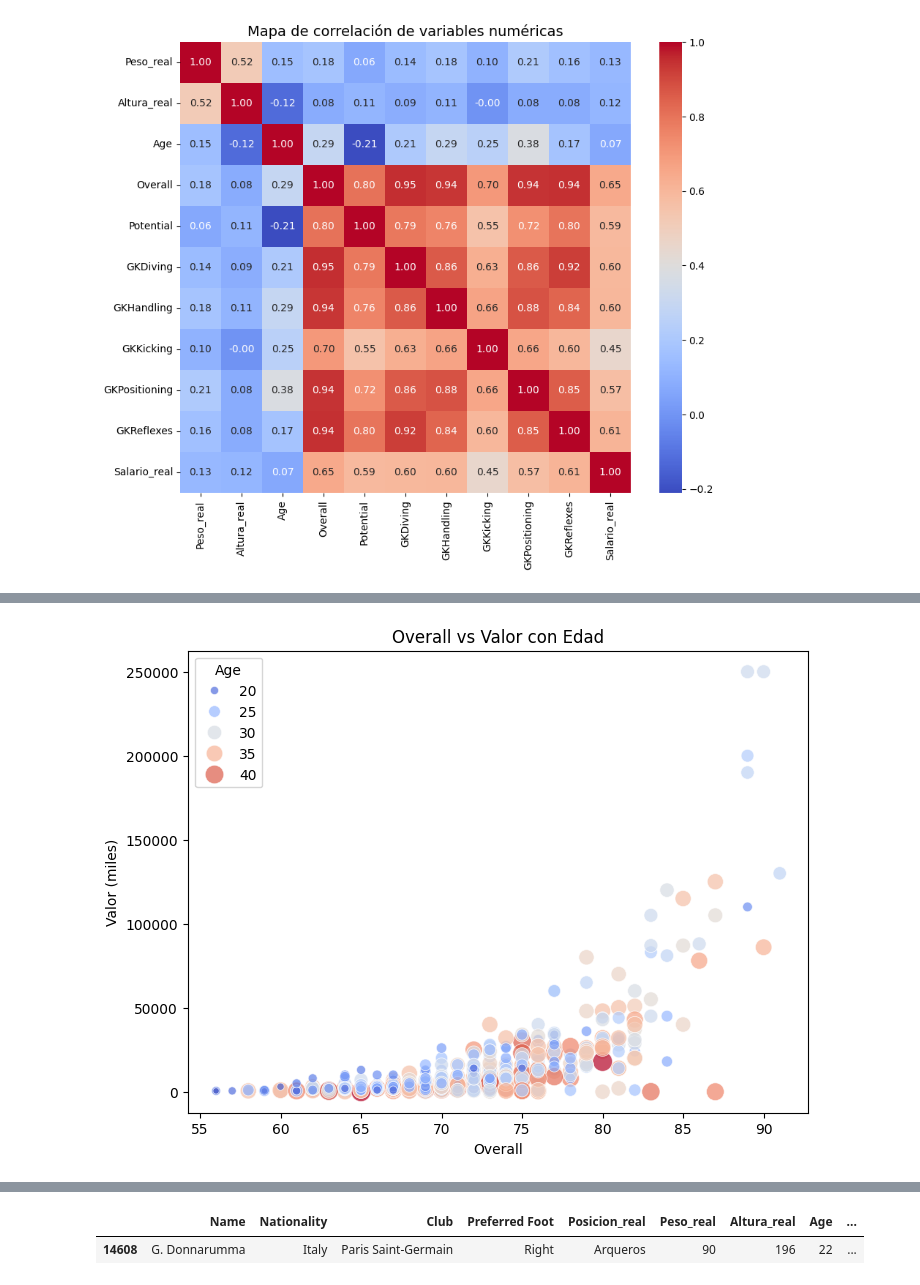
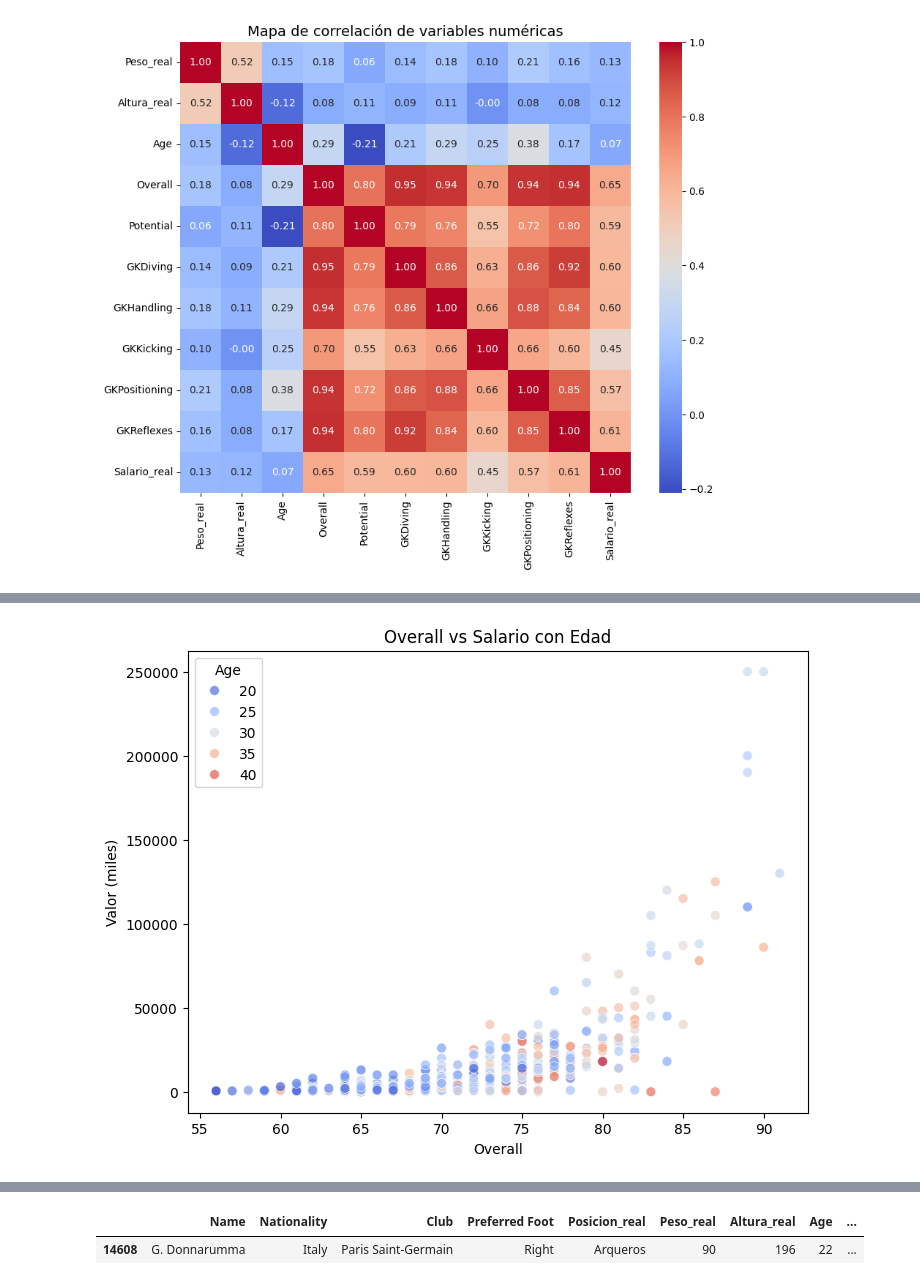
Before and after one commit to kevmatres/fifa_analisis, a Jupyter notebook: notebook/analisis_fifa.ipynb, the cells around one changed output, grey strips where cells are left out. Drawn from its saved outputs; the diff is of its cells as text; code cells hidden in the pictures.

Commit message:
Avance del analisis exploratorio arqueros

```diff
--- a/notebook/analisis_fifa.ipynb
+++ b/notebook/analisis_fifa.ipynb
@@ -194,20 +288,22 @@ plt.show()
 # %%
+#Analisis dispercion
+
 plt.figure(figsize=(8,6))
 
 
 sns.scatterplot(
     data=df_arqueros,
     x="Overall",
     y="Salario_real",
     hue="Age",
     size="Age",
     palette="coolwarm",
-    sizes=(20, 200),
+    sizes=(50, 50),
     alpha=0.7
 )
-plt.title("Overall vs Valor con Edad")
+plt.title("Overall vs Salario con Edad")
 plt.xlabel("Overall")
 plt.ylabel("Valor (miles)")
 plt.show()
 # %% [output]
-[figure, old version]
+[figure, new version]
```
Also changed, not shown: parts of 25 cells of this notebook.
